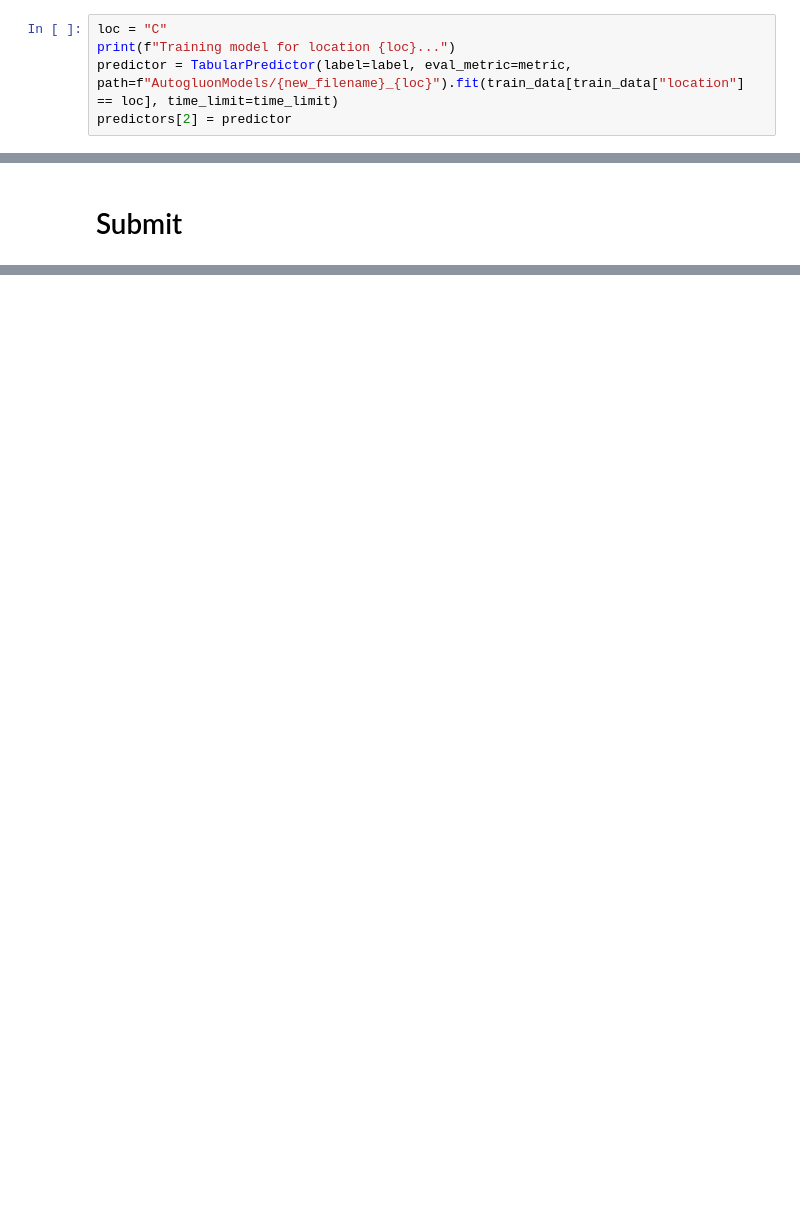
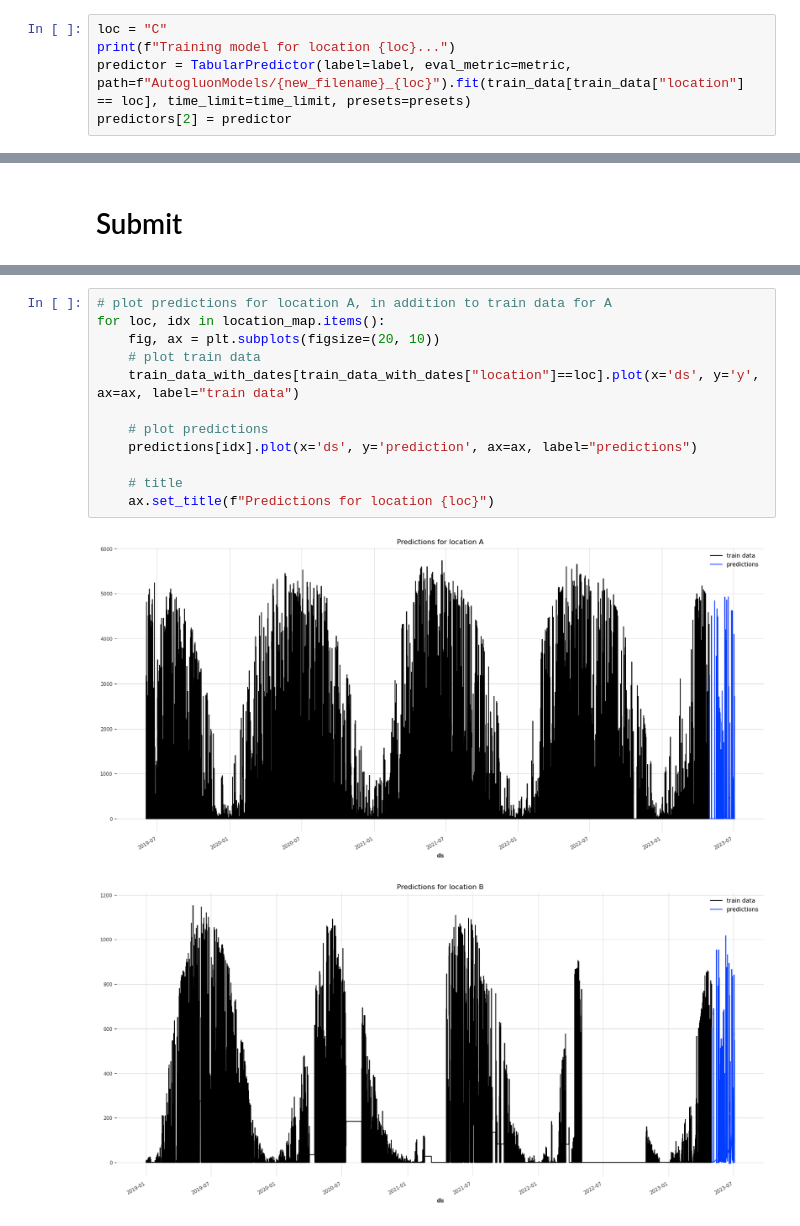
Before and after one commit to jorgensandhaug/TDT4173, a Jupyter notebook: autogluon_each_location.ipynb, the cells around one changed output, grey strips where cells are left out. Drawn from its saved outputs; the diff is of its cells as text; blank space fills up the shorter version.

Commit message:
fix autogluon scripts

```diff
--- a/autogluon_each_location.ipynb
+++ b/autogluon_each_location.ipynb
@@ -509,6 +408,6 @@ TabularPredictor saved. To load, use: predictor = TabularPredictor.load("Autoglu
 # %%
 loc = "C"
 print(f"Training model for location {loc}...")
-predictor = TabularPredictor(label=label, eval_metric=metric, path=f"AutogluonModels/{new_filename}_{loc}").fit(train_data[train_data["location"] == loc], time_limit=time_limit)
+predictor = TabularPredictor(label=label, eval_metric=metric, path=f"AutogluonModels/{new_filename}_{loc}").fit(train_data[train_data["location"] == loc], time_limit=time_limit, presets=presets)
 predictors[2] = predictor
 # %% [output]
@@ -697,0 +514,15 @@ predictions[1]
+# %%
+# plot predictions for location A, in addition to train data for A
+for loc, idx in location_map.items():
+    fig, ax = plt.subplots(figsize=(20, 10))
+    # plot train data
+    train_data_with_dates[train_data_with_dates["location"]==loc].plot(x='ds', y='y', ax=ax, label="train data")
+
+    # plot predictions
+    predictions[idx].plot(x='ds', y='prediction', ax=ax, label="predictions")
+
+    # title
+    ax.set_title(f"Predictions for location {loc}")
+# %% [output]
+[figure, added]
+[figure, added]
```
Also changed, not shown: parts of 17 cells of this notebook, 7 other files.
